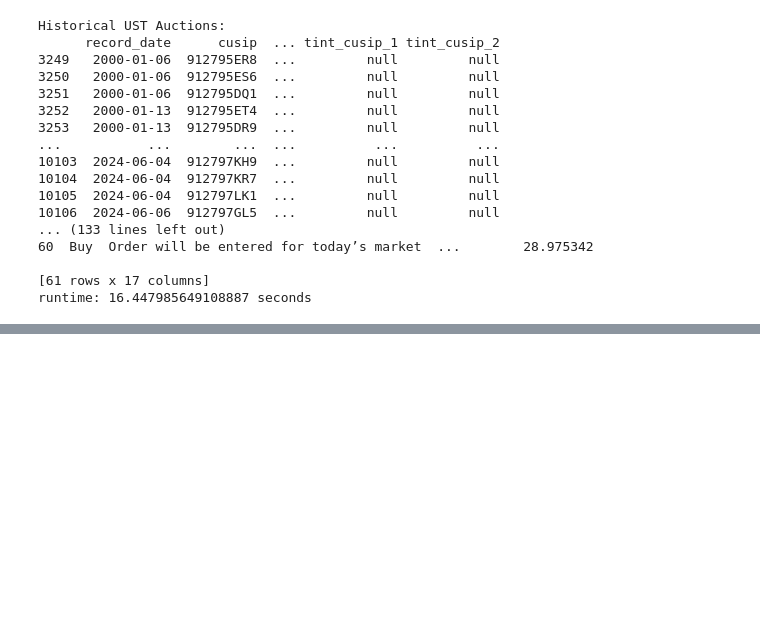
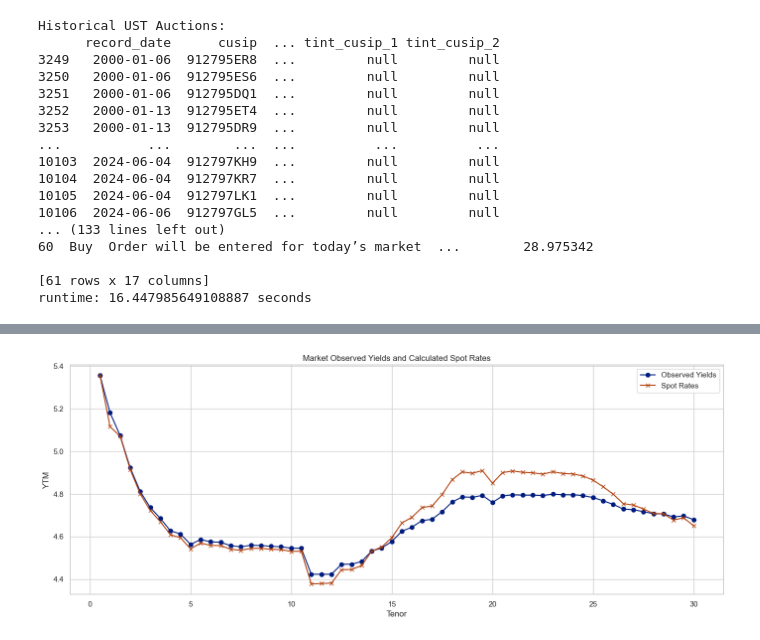
Before and after one commit to cleeclee123/Curve-Your-Enthusiasm-, a Jupyter notebook: curves.ipynb, the cells around one changed output, grey strips where cells are left out. Saved outputs shown, nothing was run; the diff lists cells and outputs as text; code cells hidden in the pictures; blank space fills up the shorter version.

```diff
--- a/curves.ipynb
+++ b/curves.ipynb
@@ -141,0 +128,6 @@ plt.show()
+# %%
+depo_maturities = [ql.Period(6,ql.Months), ql.Period(12, ql.Months)]
+depo_rates = list(df_observed_usts["YTM"])[:2]
+
+bond_maturities = [ql.Period(6*i, ql.Months) for i in range(3,61)]
+bond_rates = list(df_observed_usts["YTM"])[2:]
@@ -141,0 +187,13 @@ plt.show()
+# %%
+spots = []
+tenors = []
+for d in yieldcurve.dates():
+    yrs = day_count.yearFraction(calc_date, d)
+    compounding = ql.Compounded
+    freq = ql.Semiannual
+    zero_rate = yieldcurve.zeroRate(yrs, compounding, freq)
+    tenors.append(yrs)
+    eq_rate = zero_rate.equivalentRate(
+        day_count, compounding, freq, calc_date, d
+    ).rate()
+    spots.append(100 * eq_rate)
@@ -141,0 +214,13 @@ plt.show()
+# %%
+plt.figure(figsize=(17, 6))
+plt.plot(df_observed_usts["target_tenor"], df_observed_usts["YTM"], marker="o", label="Observed Yields")
+plt.plot(list(df_observed_usts["target_tenor"]), spots[1:], marker="x", label="Spot Rates")
+# plt.plot(list(df_observed_usts["target_tenor"])[2:], forwards, marker="x", label="Forward Rates")
+plt.title("Market Observed Yields and Calculated Spot Rates")
+plt.xlabel("Tenor")
+plt.ylabel("YTM")
+plt.grid(True)
+plt.legend()
+plt.show()
+# %% [output]
+[figure, added]
```
Also changed, not shown: parts of 6 cells of this notebook, 1 other file.
